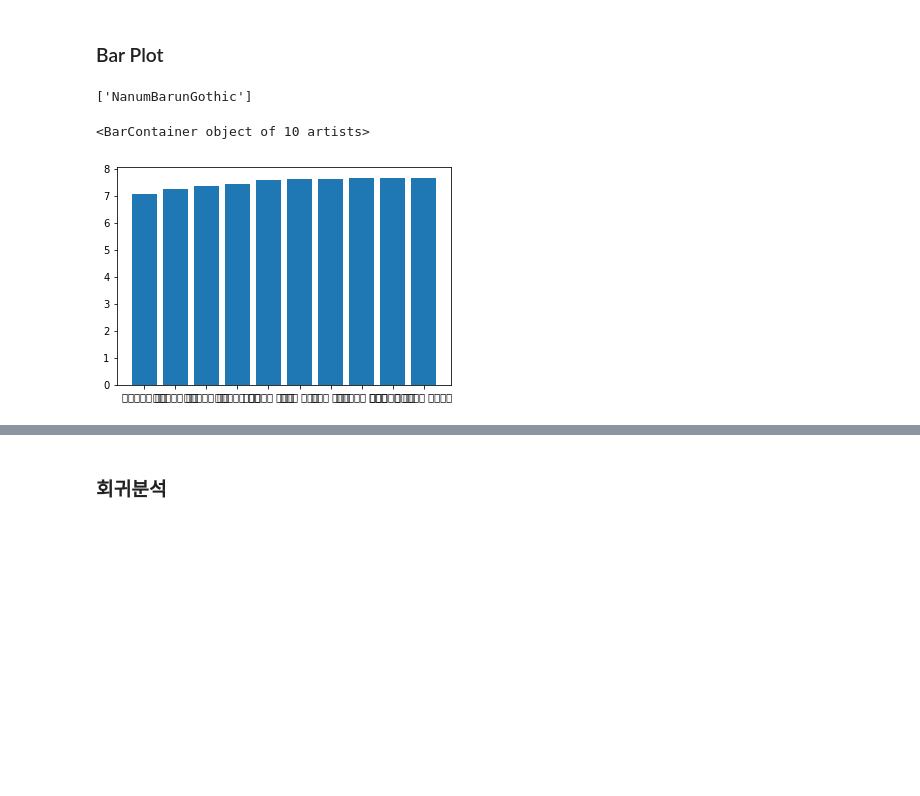
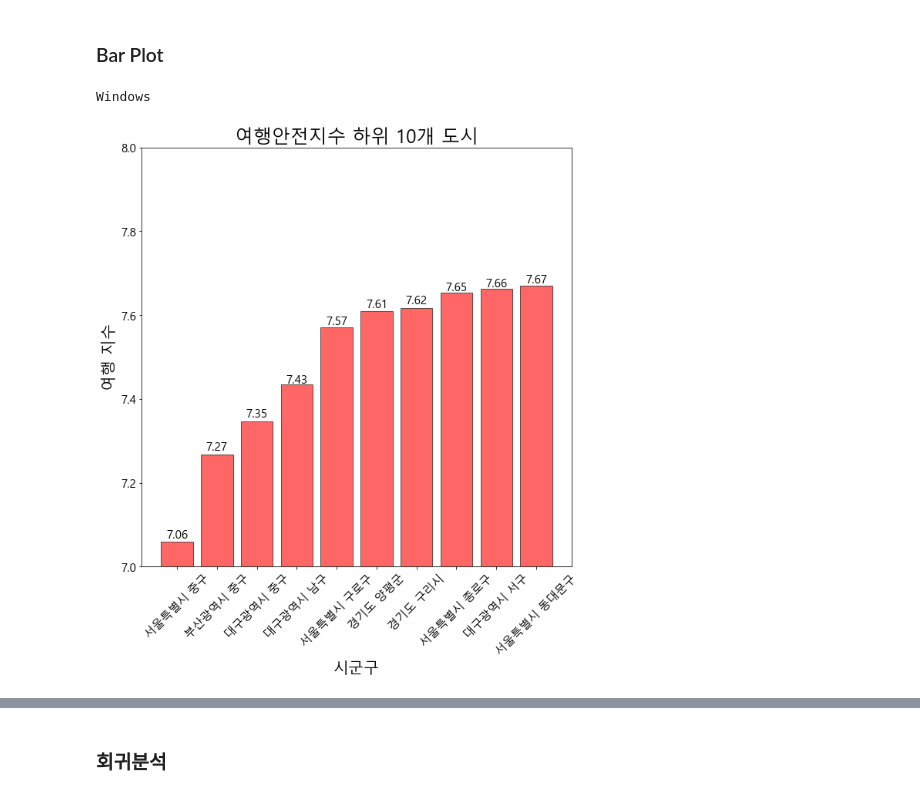
Before and after one commit to subinJi/daitgirls_5th_final, a Jupyter notebook: 여행지수 통계분석.ipynb, the cells around one changed output, grey strips where cells are left out. Drawn from its saved outputs; the diff is of its cells as text; code cells hidden in the pictures; blank space fills up the shorter version.

Commit message:
add bar plot

```diff
--- a/여행지수 통계분석.ipynb
+++ b/여행지수 통계분석.ipynb
@@ -82,23 +82,47 @@ sns.pairplot(norm)
 [figure]
 # %% [markdown]
 ### Bar Plot
-# %%
-import matplotlib.pyplot as plt
-from matplotlib import font_manager, rc
-
-
-
-font_path = "NanumBarunGothic.ttf"
-font = font_manager.FontProperties(fname=font_path).get_name()
-rc('font', family=font)
-
-plt.rc('font', family='NanumBarunGothic')
-print(plt.rcParams['font.family'])
-
-norm = norm.sort_values(by='방법2 지수')
-norm_top10 = norm[:10]
-plt.bar(norm_top10['시군구명 합치기'], norm_top10['방법2 지수'])
-# %% [output]
-['NanumBarunGothic']
-<BarContainer object of 10 artists>
-[figure, removed]
+# %%
+### 위험한 곳 TOP 20 시각화
+import matplotlib.pyplot as plt
+import platform
+import matplotlib
+
+print(platform.system()) # 플랫폼 확인
+
+# Window
+if platform.system() == 'Windows':
+    matplotlib.rc('font', family='Malgun Gothic')
+elif platform.system() == 'Darwin': # Mac
+    matplotlib.rc('font', family='AppleGothic')
+else: #linux
+    matplotlib.rc('font', family='NanumGothic')
+
+# 그래프에 마이너스 표시가 되도록 변경
+matplotlib.rcParams['axes.unicode_minus'] = False
+
+plt.figure(figsize=(10,10))
+
+norm = norm.sort_values(by='jisoo')
+norm_top10 = norm[:10]
+
+plt.rc('xtick', labelsize=9)
+plt.rc('ytick', labelsize=9)
+plt.bar(norm_top10['sigoongu'], norm_top10['jisoo'], color='red',align='center',edgecolor='black', alpha=0.6)
+
+plt.title('여행안전지수 하위 10개 도시')
+plt.xlabel('시군구')
+plt.ylabel('여행 지수')
+
+plt.ylim(7,8)
+plt.xticks(fontsize=15,rotation=45)
+plt.yticks(fontsize=15)
+
+
+
+for i, val in enumerate(norm_top10.values):
+    plt.text(i, round(val[7],2), round(val[7],2), fontsize=15, color='black', ha='center', verticalalignment='bottom')
+plt.show()
+# %% [output]
+Windows
+[figure, added]
```
Also changed, not shown: parts of 3 cells of this notebook.
